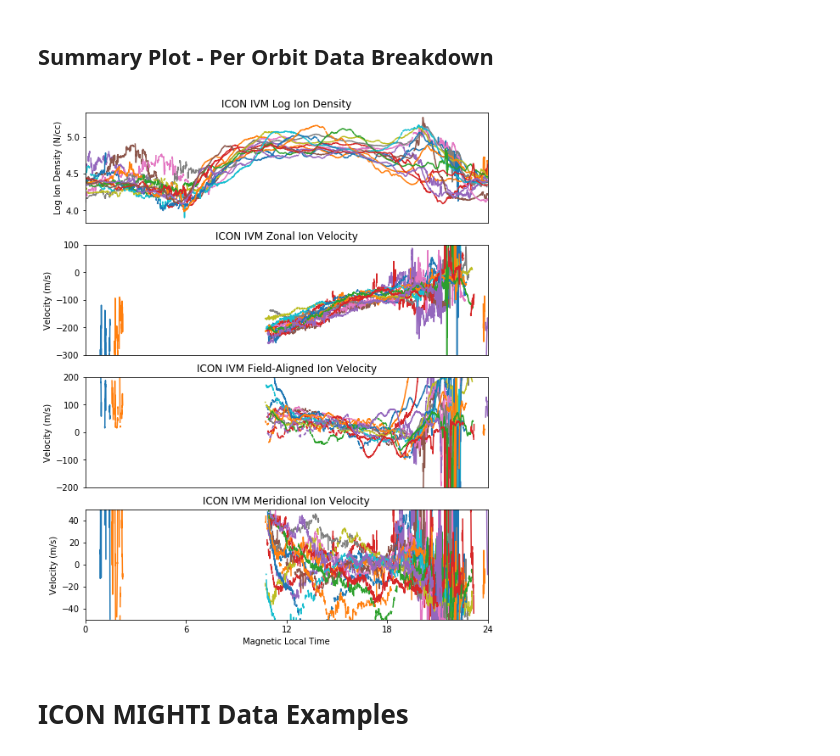
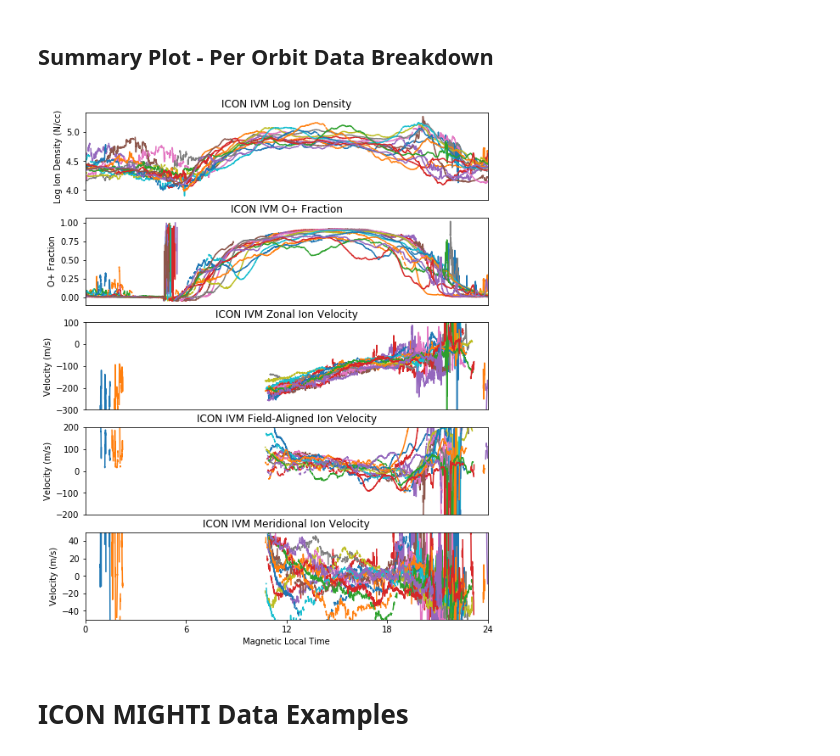
Before and after one commit to pysat/pysat, a Jupyter notebook: demo/ICON_demo.ipynb, the cells around one changed output. Saved outputs shown, nothing was run; the diff lists cells and outputs as text; code cells hidden in the pictures.

```diff
--- a/demo/ICON_demo.ipynb
+++ b/demo/ICON_demo.ipynb
@@ -135,47 +135,55 @@ def add_log_density(inst):
 
 # attach custom function to Instrument object
 # this method is applied automatically to the IVM data
 # every time new data is loaded
 ivm.custom.add(add_log_density, 'modify')
 
 # create a figure so each orbit is on the same plot
-fig, axs = plt.subplots(4, 1, figsize=(8.5,11))
+fig, axs = plt.subplots(5, 1, figsize=(8.5,11))
 
 # use pysat functionality to iterate over the data, orbit by orbit
 # each loop, a single orbit of data found in ivm.data
 for ivm in ivm.orbits:
     ivm.data.plot(x='Magnetic_Local_Time', y='Log_Ion_Density',
                   xlim=(0,24), xticks=[],
                   ax=axs[0], legend=False)
     axs[0].set_title('ICON IVM Log Ion Density')
     axs[0].set_ylabel('Log Ion Density (N/cc)')
     axs[0].set_xlabel('')
 
+    ivm.data.plot(x='Magnetic_Local_Time', y='Fractional_Ion_Density_O',
+                  xlim=(0,24), xticks=[],
+                  ax=axs[1], legend=False)
+    axs[1].set_title('ICON IVM O+ Fraction')
+    axs[1].set_ylabel('O+ Fraction')
+    axs[1].set_xlabel('')
+
+
     ivm.data.plot(x='Magnetic_Local_Time', y='Ion_Velocity_Zonal',
                   xlim=(0,24), xticks=[],
                   ylim=(-300, 100),
-                  ax=axs[1], legend=False)
-    axs[1].set_title('ICON IVM Zonal Ion Velocity')
-    axs[1].set_ylabel('Velocity (m/s)')
-    axs[1].set_xlabel('')
+                  ax=axs[2], legend=False)
+    axs[2].set_title('ICON IVM Zonal Ion Velocity')
+    axs[2].set_ylabel('Velocity (m/s)')
+    axs[2].set_xlabel('')
 
     ivm.data.plot(x='Magnetic_Local_Time', y='Ion_Velocity_Field_Aligned',
                   xlim=(0,24), xticks=[],
                   ylim=(-200, 200),
-                  ax=axs[2], legend=False)
-    axs[2].set_title('ICON IVM Field-Aligned Ion Velocity')
-    axs[2].set_ylabel('Velocity (m/s)')
-    axs[2].set_xlabel('')
+                  ax=axs[3], legend=False)
+    axs[3].set_title('ICON IVM Field-Aligned Ion Velocity')
+    axs[3].set_ylabel('Velocity (m/s)')
+    axs[3].set_xlabel('')
 
     ivm.data.plot(x='Magnetic_Local_Time', y='Ion_Velocity_Meridional',
                   xlim=(0,24), xticks=(0,6,12,18,24),
                   ylim=(-50, 50),
-                  ax=axs[3], legend=False)
-    axs[3].set_title('ICON IVM Meridional Ion Velocity')
-    axs[3].set_ylabel('Velocity (m/s)')
-    axs[3].set_xlabel('Magnetic Local Time')
+                  ax=axs[4], legend=False)
+    axs[4].set_title('ICON IVM Meridional Ion Velocity')
+    axs[4].set_ylabel('Velocity (m/s)')
+    axs[4].set_xlabel('Magnetic Local Time')
 # %% [output]
-[figure, old version]
+[figure, new version]
 # %% [markdown]
 # ICON MIGHTI Data Examples
 # %%
```
Also changed, not shown: parts of 4 cells of this notebook.
